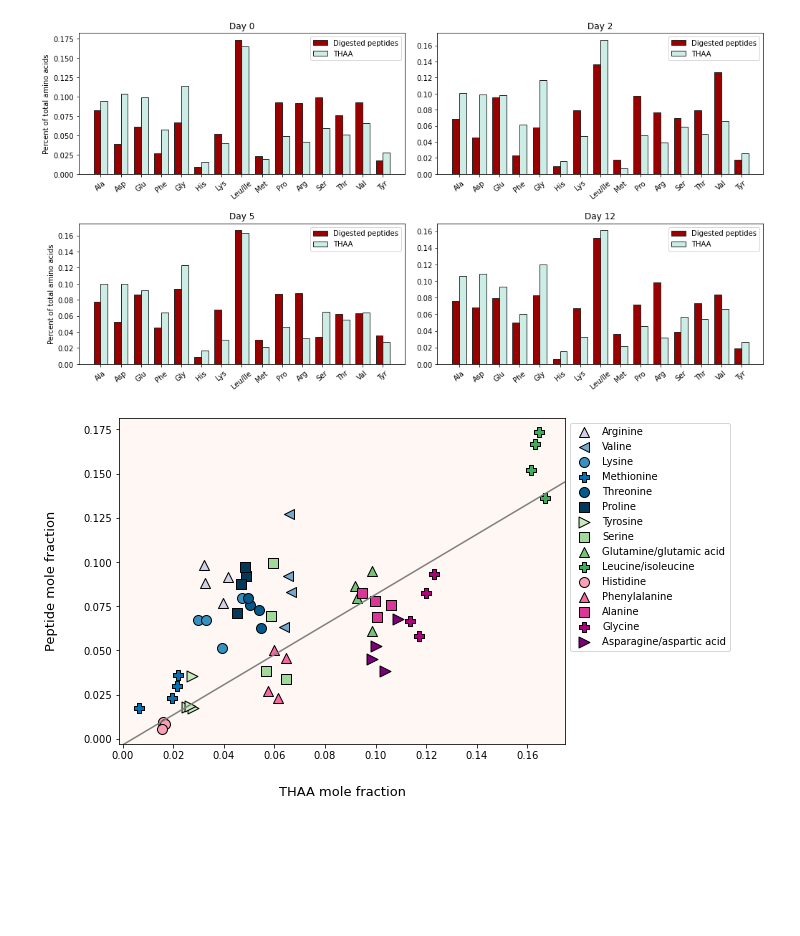
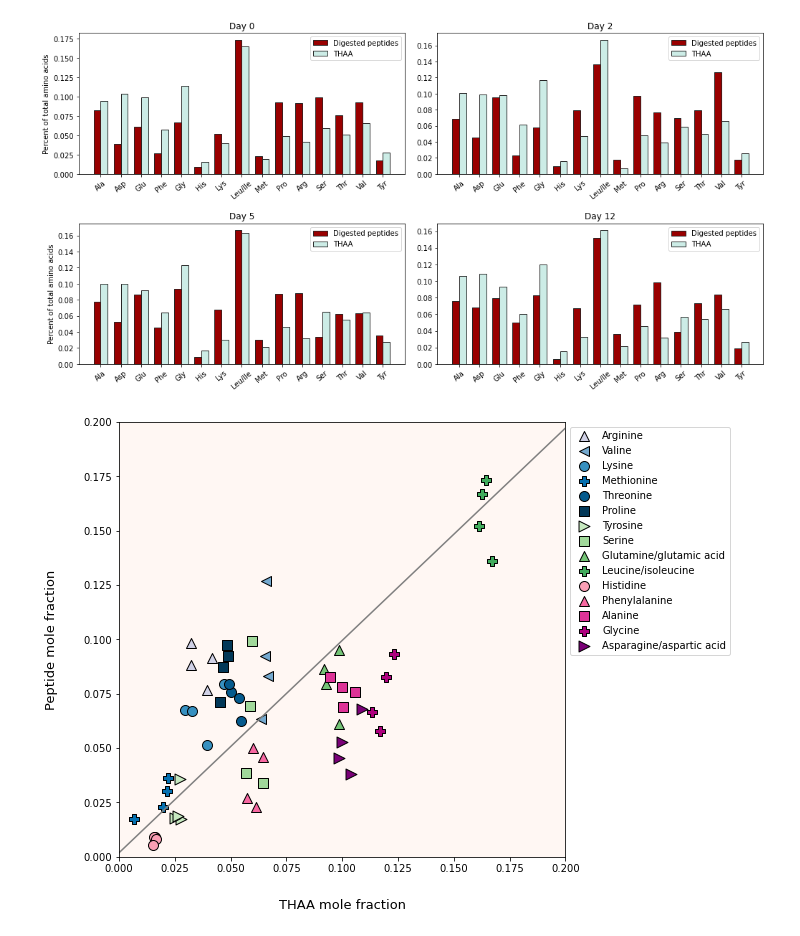
Before and after one commit to MeganEDuffy/rot-mayer, a Jupyter notebook: notebooks/THAA-AAs.ipynb, the cells around one changed output. Cells and saved outputs as stored; diff of their text form; code cells hidden in the pictures; blank space fills up the shorter version.

Commit message:
began to fix 1 1 line in fig 5 amino acid comp

```diff
--- a/notebooks/THAA-AAs.ipynb
+++ b/notebooks/THAA-AAs.ipynb
@@ -424,10 +424,10 @@ Val_y = digRelNAAF.iloc[0:, 14]
 Tyr_x = sum_relAA.iloc[0:, 15]
 Tyr_y = digRelNAAF.iloc[0:, 15]
 
-fig = plt.figure(figsize=(8,6))
+fig = plt.figure(figsize=(8,8))
 ax1 = fig.add_subplot(111)
 
-line = mlines.Line2D([0, 4], [0, 4], color='grey')
+line = mlines.Line2D([0, 2], [0, 3.2], color='grey')
 transform = ax.transAxes
 line.set_transform(transform)
 ax1.add_line(line)
@@ -463,32 +463,33 @@ ax1.scatter(Ser_x, Ser_y, s=100, c='#a1d99b', marker="s", label='Serine', edgeco
 # Glutamine
 ax1.scatter(Glu_x, Glu_y, s=100, c='#74c476', marker="^", label='Glutamine/glutamic acid', edgecolors='black')
 
 # Leucine/isoleucine
 ax1.scatter(Leu_x, Leu_y, s=100, c='#41ab5d', marker="P", label='Leucine/isoleucine', edgecolors='black')
 
 # Below 1:1 line: REDS
 
 # Histidine
 ax1.scatter(His_x, His_y, s=100, c='#fa9fb5', marker="o", label='Histidine', edgecolors='black')
 
 # Phenylalanine
 ax1.scatter(Phe_x, Phe_y, s=100, c='#f768a1', marker="^", label='Phenylalanine', edgecolors='black')
 
 # Alanine
 ax1.scatter(Ala_x, Ala_y, s=100, c='#dd3497', marker="s", label='Alanine', edgecolors='black')
 
 # Glycine
 ax1.scatter(Gly_x, Gly_y, s=100, c='#ae017e', marker="P", label='Glycine', edgecolors='black')
 
 # Asparagine
 ax1.scatter(Asp_x, Asp_y, s=120, c='#7a0177', marker=">", label='Asparagine/aspartic acid', edgecolors='black')
 
-
+ax1.set_ylim(0,.2)
+ax1.set_xlim(0,.2)
 
 ax1.set_ylabel('Peptide mole fraction', labelpad = 25, fontsize = 13)
 ax1.set_xlabel('THAA mole fraction', labelpad = 25, fontsize = 13)
 ax1.set_facecolor("#fff7f3")
 plt.legend(bbox_to_anchor=(1,1), loc="upper left")
 plt.show()
 # %% [output]
-[figure, old version]
+[figure, new version]
```
